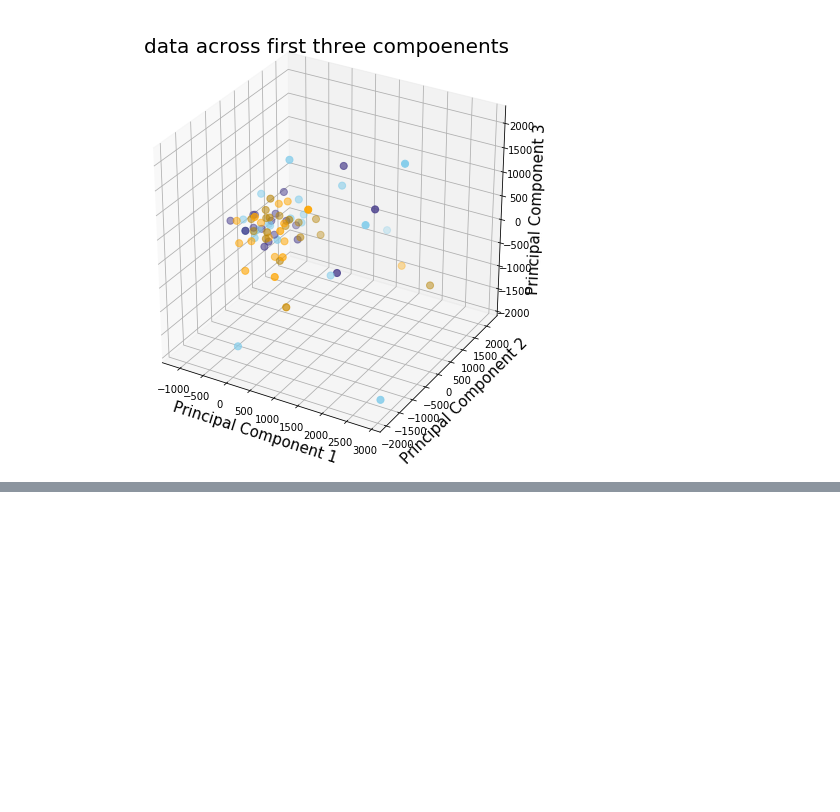
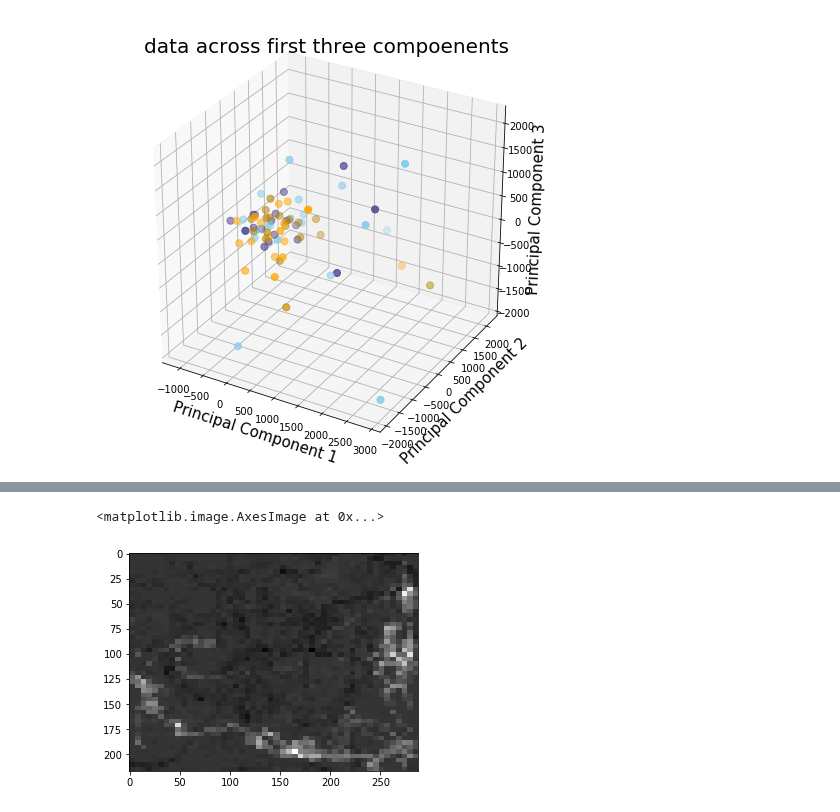
Before and after one commit to itsMahad/ManducaMultiSenseFeeding, a Jupyter notebook: M_Step3_PCA.ipynb, the cells around one changed output, grey strips where cells are left out. Saved outputs shown, nothing was run; the diff lists cells and outputs as text; code cells hidden in the pictures; blank space fills up the shorter version.

```diff
--- a/M_Step3_PCA.ipynb
+++ b/M_Step3_PCA.ipynb
@@ -218,0 +309,5 @@ Text(0.5, 0.92, 'data across first three compoenents')
+# %%
+plt.imshow(v0[1].reshape(image_shape), cmap='gray')
+# %% [output]
+<matplotlib.image.AxesImage at 0x...>
+[figure, added]
```
Also changed, not shown: parts of 19 cells of this notebook, 2 other files.
